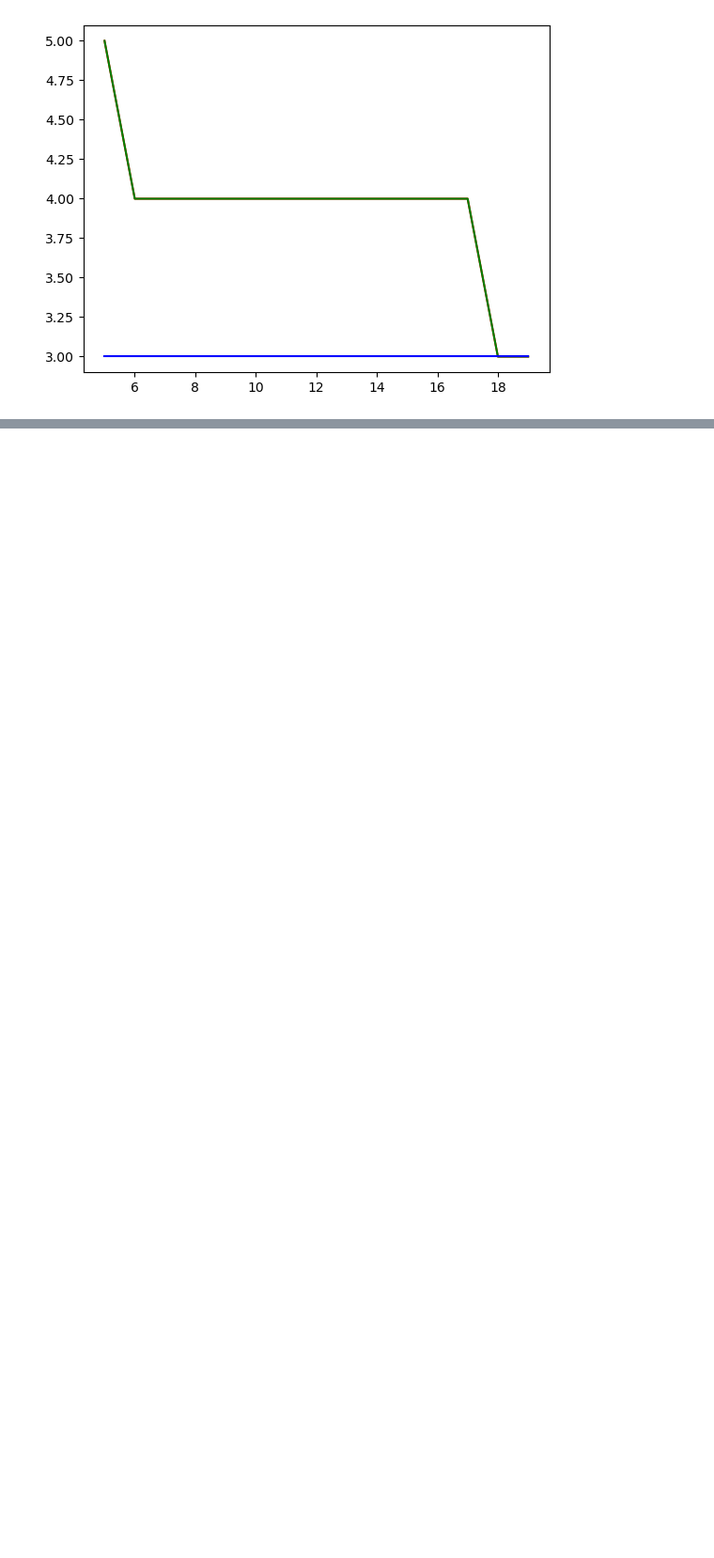
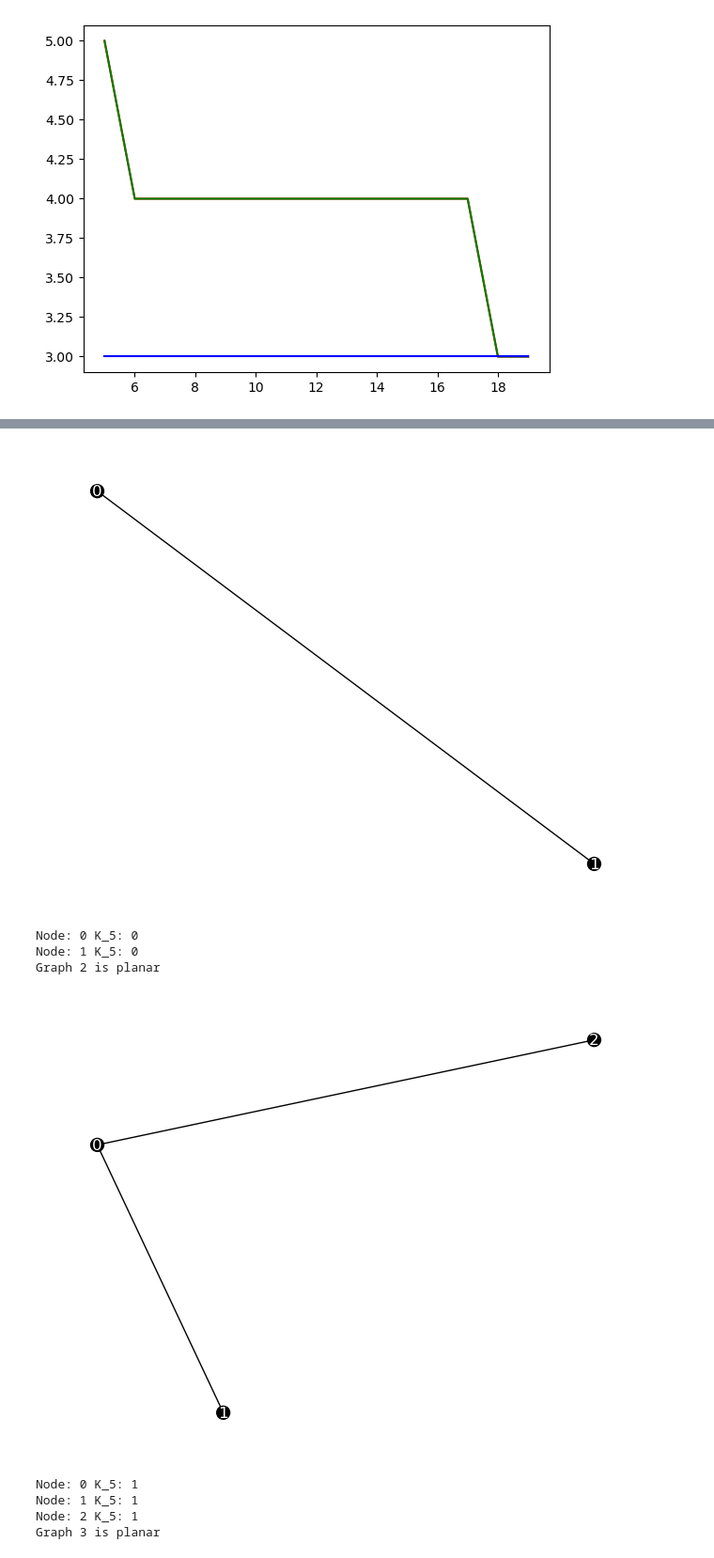
Before and after one commit to karoljanic/preferential-colouring-of-random-graphs, a Jupyter notebook: preferential-colouring-of-random-graphs.ipynb, the cells around one changed output, grey strips where cells are left out. Shown at 94% size. Saved outputs shown, nothing was run; the diff lists cells and outputs as text; code cells hidden in the pictures; blank space fills up the shorter version.

Commit message:
Some metric implemented

```diff
--- a/preferential-colouring-of-random-graphs.ipynb
+++ b/preferential-colouring-of-random-graphs.ipynb
@@ -182,0 +251,38 @@ FileNotFoundError: [Errno 2] No such file or directory: 'cmake-build-debug/simpl
+# %%
+def draw_step_by_step(filename_base: str, min_node_number: int, max_node_number: int):
+    graph = load_graph_from_file(f'{filename_base}{max_node_number}.txt')
+    node_colors = [graph.nodes[node]['color'] if 'color' in graph.nodes[node] else 'black' for node in graph.nodes()]
+    edge_colors = [graph.edges[edge]['color'] if 'color' in graph.edges[edge] else 'black' for edge in graph.edges()]
+    poses = nx.spring_layout(graph)
+
+    for i in range(min_node_number, max_node_number + 1):
+        graph = load_graph_from_file(f'{filename_base}{i}.txt')
+        nx.draw(graph, poses, node_color=node_colors[:i], node_size=100, edge_color=edge_colors[:i])
+        nx.draw_networkx_labels(graph, poses, labels={node: node for node in graph.nodes()}, font_size=12, font_color='white')
+        plt.show()
+
+        with open(filename_base + f'metric-{i}.txt') as metric:
+            for line in metric.readlines():
+                print(line.strip())
+
+        is_planar, counterexample = nx.check_planarity(graph, True)
+        if is_planar:
+            print(f'Graph {i} is planar')
+        else:
+            print(f'Graph {i} is not planar. Counterexample:')
+            print(counterexample.nodes())
+            print(counterexample.edges())
+            nx.draw(counterexample, poses, node_color='grey', node_size=100, edge_color='grey')
+            nx.draw_networkx_labels(counterexample, poses, labels={node: node for node in counterexample.nodes()}, font_size=12, font_color='white')
+# %%
+draw_step_by_step('cmake-build-debug/graph1-', 2, 10)
+# %% [output]
+[figure, added]
+Node: 0 K_5: 0
+Node: 1 K_5: 0
+Graph 2 is planar
+[figure, added]
+Node: 0 K_5: 1
+Node: 1 K_5: 1
+Node: 2 K_5: 1
+Graph 3 is planar
```
Also changed, not shown: parts of 6 cells of this notebook, 9 other files.
